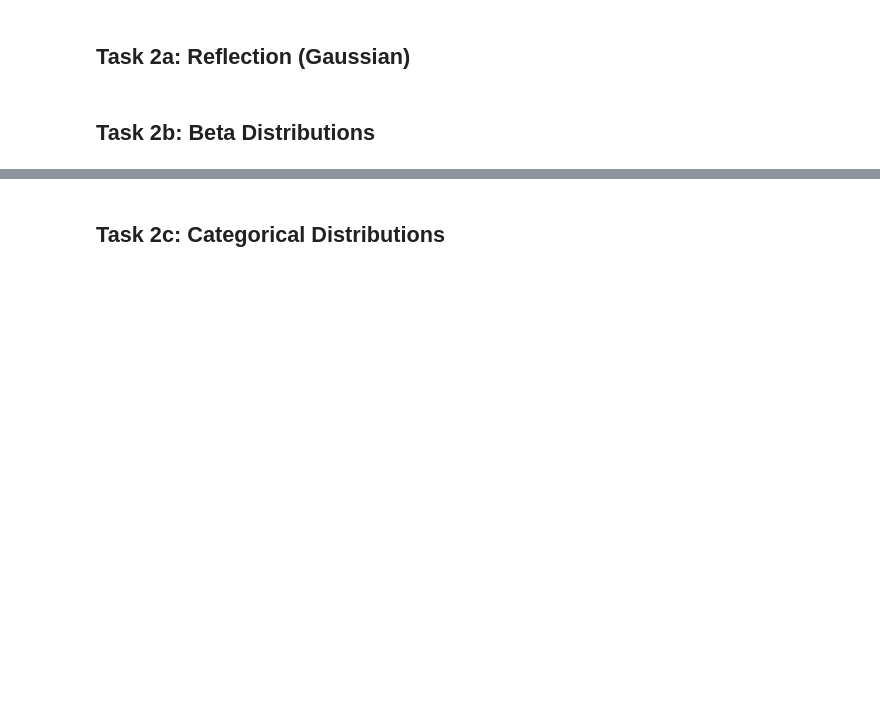
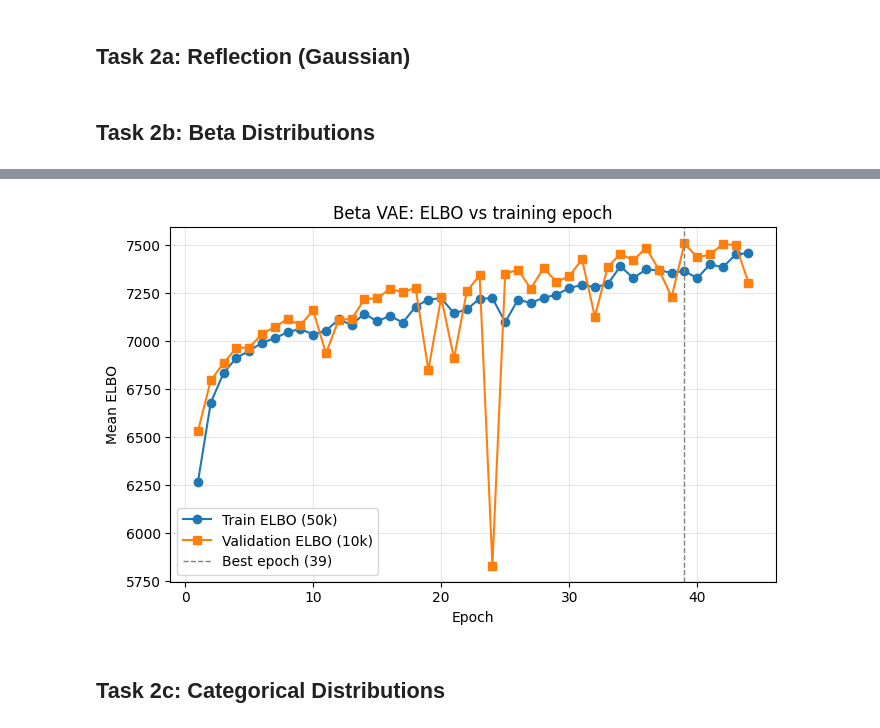
Before and after one commit to keanuLAP/GenAI-homework, a Jupyter notebook: Assignment3.ipynb, the cells around one changed output, grey strips where cells are left out. Saved outputs shown, nothing was run; the diff lists cells and outputs as text; code cells hidden in the pictures; blank space fills up the shorter version.

Commit message:
Task 2b

```diff
--- a/Assignment3.ipynb
+++ b/Assignment3.ipynb
@@ -532,0 +597,16 @@ plt.show()
+# %%
+set_seed()
+
+vae = BetaVAE(K).to(DEVICE)
+optimizer = torch.optim.Adam(vae.parameters(), lr=LR)
+
+CKPT_PATH = CKPT_DIR / 'vae_beta.pt'
+RETRAIN = True  # set False to skip training and load the saved checkpoint
+
+if RETRAIN or not CKPT_PATH.exists():
+    history = fit(vae, train_loader, val_loader, optimizer, CKPT_PATH)
+else:
+    history = load_checkpoint(vae, CKPT_PATH, optimizer)
+    print(f'Loaded checkpoint from {CKPT_PATH}')
+
+print(f"Best val ELBO {history['best_val_elbo']:.2f} at epoch {history['best_epoch']}")
@@ -533,3 +631,21 @@ plt.show()
+# %%
+# ELBO curves: training (50k) vs validation (10k), per epoch (Task 1b).
+epochs = range(1, len(history['train_elbo']) + 1)
+plt.figure(figsize=(7, 4.5))
+plt.plot(epochs, history['train_elbo'], marker='o', label='Train ELBO (50k)')
+plt.plot(epochs, history['val_elbo'],   marker='s', label='Validation ELBO (10k)')
+plt.axvline(history['best_epoch'], color='gray', ls='--', lw=1,
+            label=f"Best epoch ({history['best_epoch']})")
+plt.xlabel('Epoch')
+plt.ylabel('Mean ELBO')
+plt.title('Beta VAE: ELBO vs training epoch')
+plt.legend()
+plt.grid(alpha=0.3)
+plt.tight_layout()
+plt.savefig(FIG_DIR / 'task2b_elbo_curves.png', dpi=150, bbox_inches='tight')
+plt.show()
+# %% [output]
+[figure, added]
 # %% [markdown]
 ## Task 2c: Categorical Distributions
 # %% [markdown]
```
Also changed, not shown: parts of 4 cells of this notebook.
